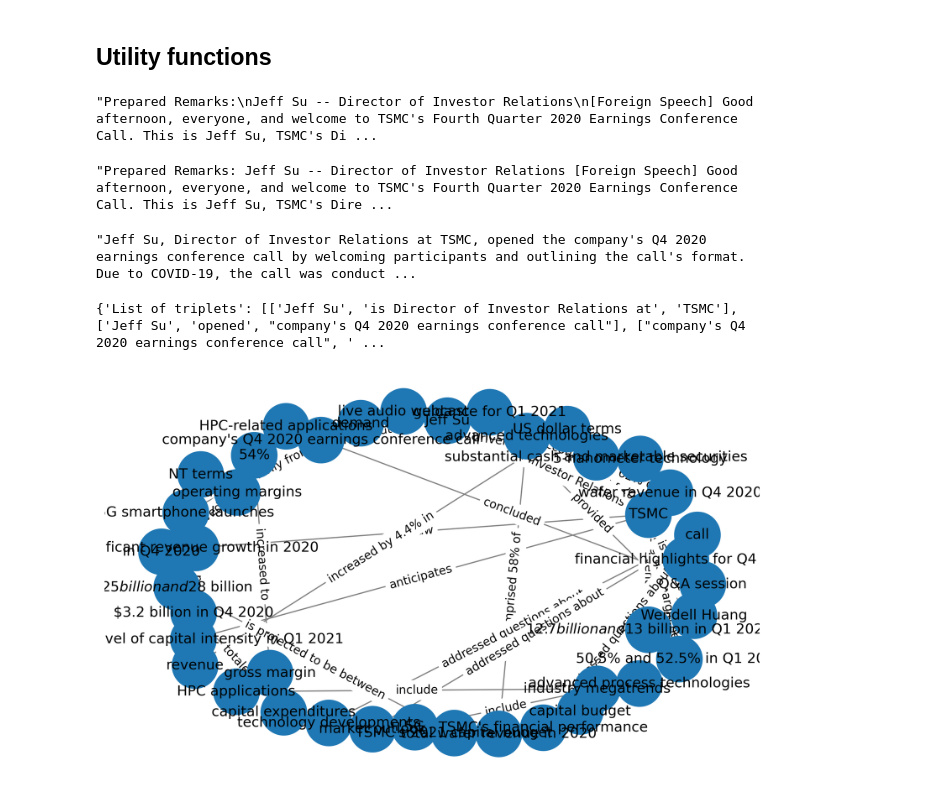
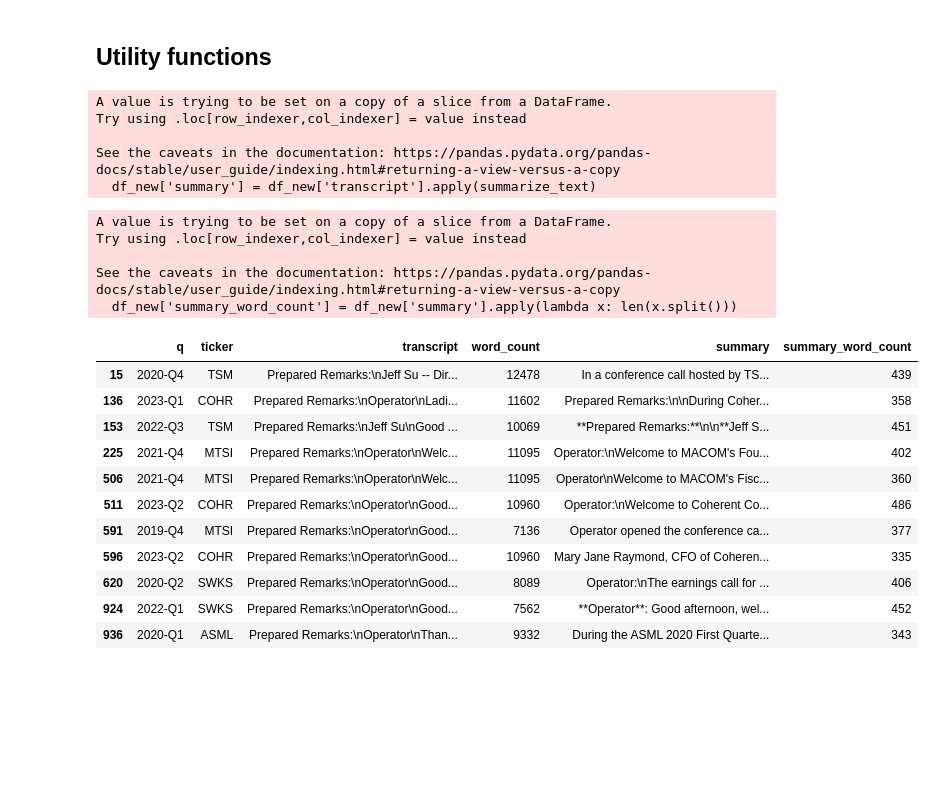
Before and after one commit to pattssun/knowledge-graph, a Jupyter notebook: kg_earnings.ipynb, the cells around one changed output. Cells and saved outputs as stored; diff of their text form; code cells hidden in the pictures; blank space fills up the shorter version.

```diff
--- a/kg_earnings.ipynb
+++ b/kg_earnings.ipynb
@@ -107,0 +118,4 @@ df_tsm.head()
+# %%
+# Count words for each transcript
+df_new['word_count'] = df_new['transcript'].apply(lambda x: len(x.split()))
+df_new
@@ -148,29 +180,40 @@ def summarize_text(text):
     '''Summarize long text to a shorter format'''
     completion = openai.chat.completions.create(
         model="gpt-4-turbo",
-        messages=[{"role": "user", "content": f"Summarize the following text: {text}"}],
-        max_tokens=500,
-        temperature=0
+        messages=[{"role": "user", "content": f"Summarize the following text to 600 words while keeping all the essential information: {text}"}],
     )
     return completion.choices[0].message.content
-# %%
-# Extract first transcript from df_tsm
-transcript_tsm = df_tsm['transcript'].iloc[0]
-transcript_tsm
-# %% [output]
-"Prepared Remarks:\nJeff Su -- Director of Investor Relations\n[Foreign Speech] Good afternoon, everyone, and welcome to TSMC's Fourth Quarter 2020 Earnings Conference Call. This is Jeff Su, TSMC's Di ...
-# %%
-# Remove special characters from transcript
-transcript_tsm = transcript_tsm.replace('\n', ' ').replace('\r', '')
-transcript_tsm
-# %% [output]
-"Prepared Remarks: Jeff Su -- Director of Investor Relations [Foreign Speech] Good afternoon, everyone, and welcome to TSMC's Fourth Quarter 2020 Earnings Conference Call. This is Jeff Su, TSMC's Dire ...
-# %%
-# Summarize the transcript
-summary_tsm = summarize_text(transcript_tsm)
-summary_tsm
-# %% [output]
-"Jeff Su, Director of Investor Relations at TSMC, opened the company's Q4 2020 earnings conference call by welcoming participants and outlining the call's format. Due to COVID-19, the call was conduct ...
+# %%
+# Summarize the transcript column and create a new column with the summarized text
+df_new['summary'] = df_new['transcript'].apply(summarize_text)
+# %% [output]
+A value is trying to be set on a copy of a slice from a DataFrame.
+Try using .loc[row_indexer,col_indexer] = value instead
+
+See the caveats in the documentation: https://pandas.pydata.org/pandas-docs/stable/user_guide/indexing.html#returning-a-view-versus-a-copy
+  df_new['summary'] = df_new['transcript'].apply(summarize_text)
+# %%
+# Count summarized words for each transcript
+df_new['summary_word_count'] = df_new['summary'].apply(lambda x: len(x.split()))
+df_new
+# %% [output]
+A value is trying to be set on a copy of a slice from a DataFrame.
+Try using .loc[row_indexer,col_indexer] = value instead
+
+See the caveats in the documentation: https://pandas.pydata.org/pandas-docs/stable/user_guide/indexing.html#returning-a-view-versus-a-copy
+  df_new['summary_word_count'] = df_new['summary'].apply(lambda x: len(x.split()))
+|  | q | ticker | transcript | word_count | summary | summary_word_count |
+| 15 | 2020-Q4 | TSM | Prepared Remarks:\nJeff Su -- Dir... | 12478 | In a conference call hosted by TS... | 439 |
+| 136 | 2023-Q1 | COHR | Prepared Remarks:\nOperator\nLadi... | 11602 | Prepared Remarks:\n\nDuring Coher... | 358 |
+| 153 | 2022-Q3 | TSM | Prepared Remarks:\nJeff Su\nGood ... | 10069 | **Prepared Remarks:**\n\n**Jeff S... | 451 |
+| 225 | 2021-Q4 | MTSI | Prepared Remarks:\nOperator\nWelc... | 11095 | Operator:\nWelcome to MACOM's Fou... | 402 |
+| 506 | 2021-Q4 | MTSI | Prepared Remarks:\nOperator\nWelc... | 11095 | Operator\nWelcome to MACOM's Fisc... | 360 |
+| 511 | 2023-Q2 | COHR | Prepared Remarks:\nOperator\nGood... | 10960 | Operator:\nWelcome to Coherent Co... | 486 |
+| 591 | 2019-Q4 | MTSI | Prepared Remarks:\nOperator\nGood... | 7136 | Operator opened the conference ca... | 377 |
+| 596 | 2023-Q2 | COHR | Prepared Remarks:\nOperator\nGood... | 10960 | Mary Jane Raymond, CFO of Coheren... | 335 |
+| 620 | 2020-Q2 | SWKS | Prepared Remarks:\nOperator\nGood... | 8089 | Operator:\nThe earnings call for ... | 406 |
+| 924 | 2022-Q1 | SWKS | Prepared Remarks:\nOperator\nGood... | 7562 | **Operator**: Good afternoon, wel... | 452 |
+| 936 | 2020-Q1 | ASML | Prepared Remarks:\nOperator\nThan... | 9332 | During the ASML 2020 First Quarte... | 343 |
 # %%
 def build_knowledge_graph(transcript_summary):
     '''Extract knowledge graph from summarized text using schema'''
@@ -193,8 +236,3 @@ def build_knowledge_graph(transcript_summary):
     answer = json.loads(completion.choices[0].message.content) if completion.choices else "No response"
 
     return answer
-# %%
-res = build_knowledge_graph(summary_tsm)
-print(res)
-# %% [output]
-{'List of triplets': [['Jeff Su', 'is Director of Investor Relations at', 'TSMC'], ['Jeff Su', 'opened', "company's Q4 2020 earnings conference call"], ["company's Q4 2020 earnings conference call", ' ...
@@ -203,4 +238,0 @@ kg = res['List of triplets']
-# %%
-plot_graph(kg)
-# %% [output]
-[figure, removed]
```
Also changed, not shown: parts of 13 cells of this notebook.
